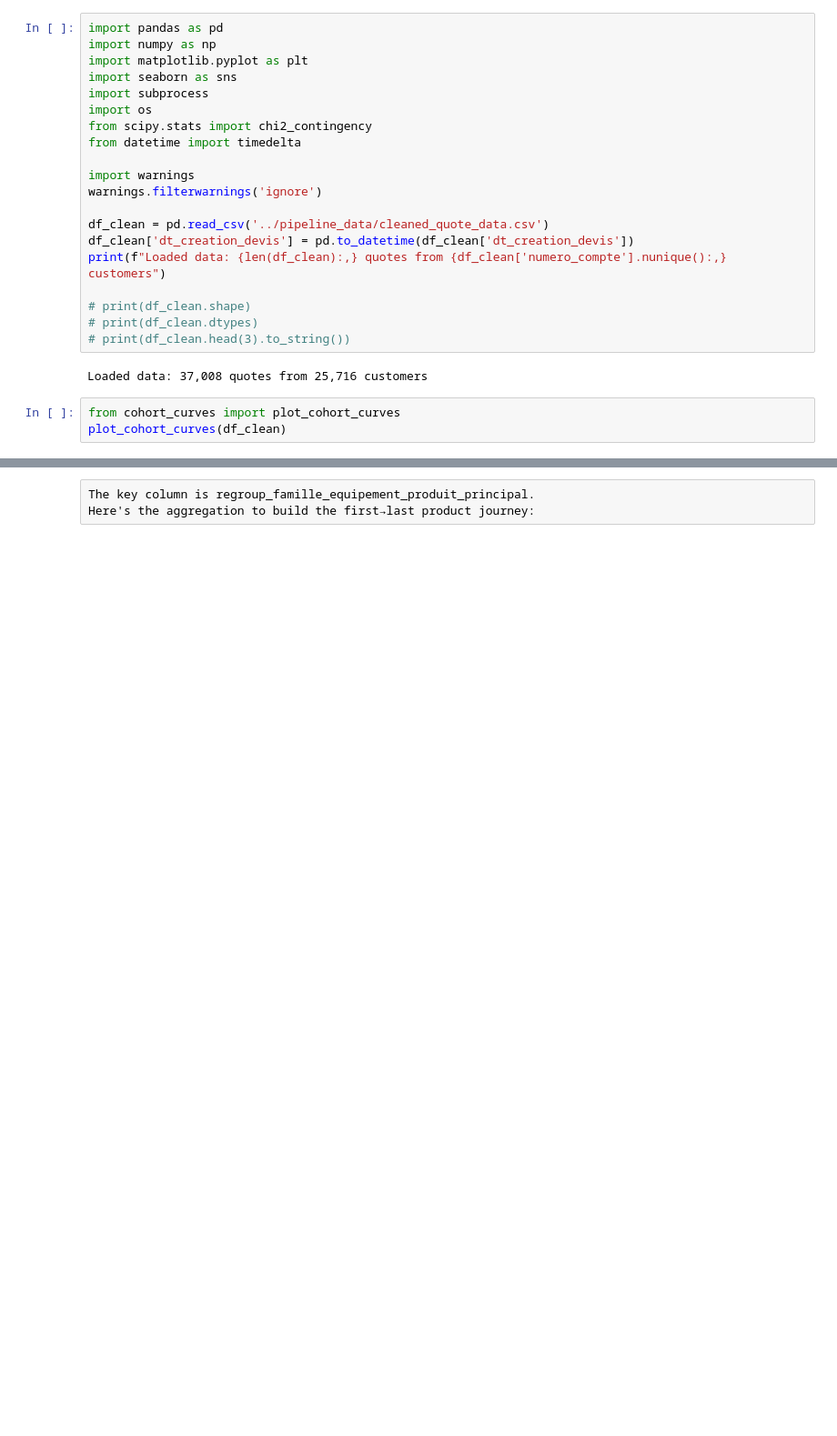
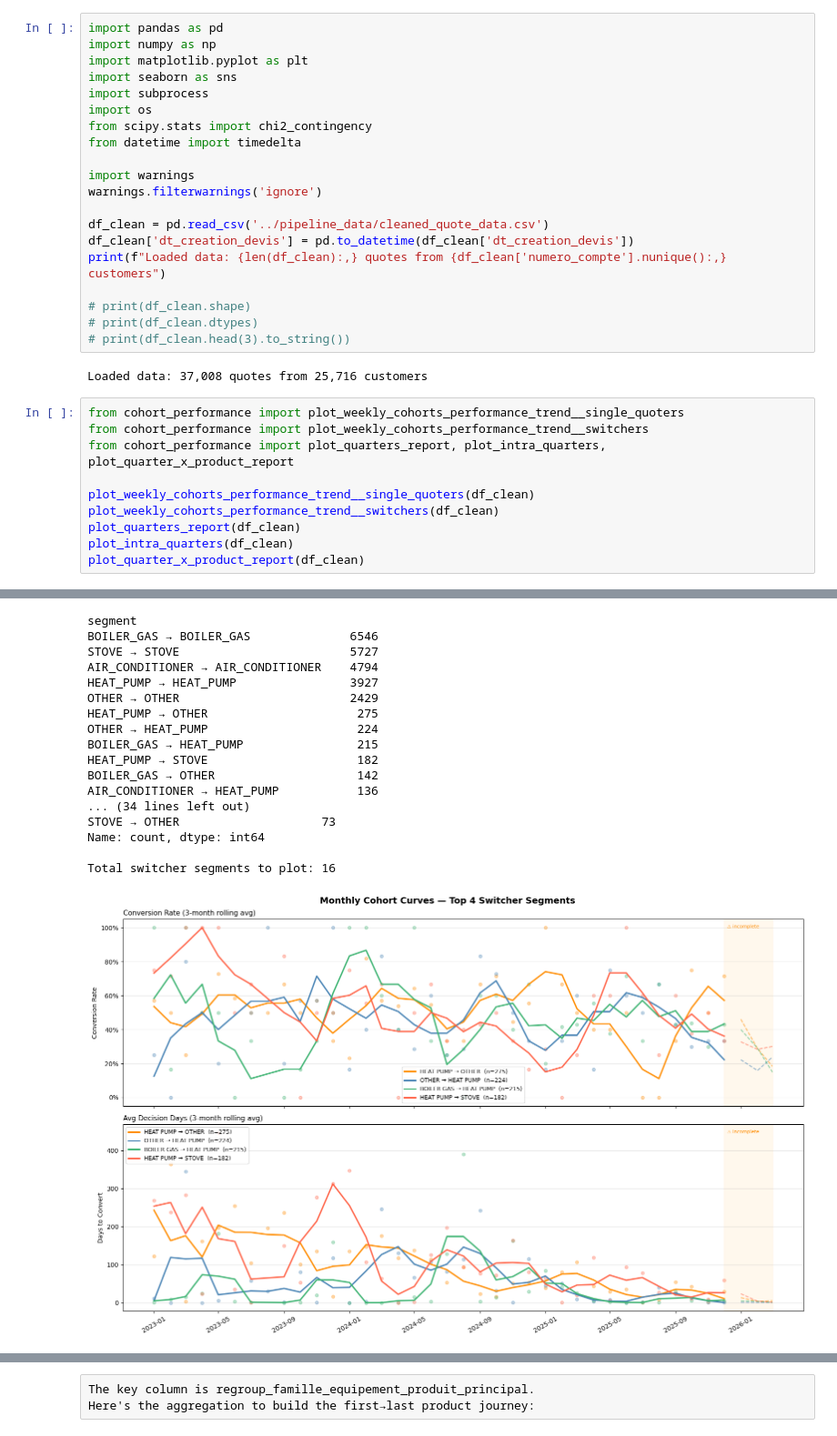
Before and after one commit to vslovik/report-france-hvac, a Jupyter notebook: cohorts/cohorts.ipynb, the cells around one changed output, grey strips where cells are left out. Shown at 91% size. Cells and saved outputs as stored; diff of their text form; blank space fills up the shorter version.

Commit message:
code clean up

```diff
--- a/cohorts/cohorts.ipynb
+++ b/cohorts/cohorts.ipynb
@@ -21,8 +21,15 @@ print(f"Loaded data: {len(df_clean):,} quotes from {df_clean['numero_compte'].nu
 # %% [output]
 Loaded data: 37,008 quotes from 25,716 customers
 # %%
-from cohort_curves import plot_cohort_curves
-plot_cohort_curves(df_clean)
+from cohort_performance import plot_weekly_cohorts_performance_trend__single_quoters
+from cohort_performance import plot_weekly_cohorts_performance_trend__switchers
+from cohort_performance import plot_quarters_report, plot_intra_quarters, plot_quarter_x_product_report
+
+plot_weekly_cohorts_performance_trend__single_quoters(df_clean)
+plot_weekly_cohorts_performance_trend__switchers(df_clean)
+plot_quarters_report(df_clean)
+plot_intra_quarters(df_clean)
+plot_quarter_x_product_report(df_clean)
 # %% [output]
 segment
 BOILER_GAS → BOILER_GAS              6546
@@ -44 +51,19 @@ Multi-product journeys: 2,293
 [figure]
+segment
+BOILER_GAS → BOILER_GAS              6546
+STOVE → STOVE                        5727
+AIR_CONDITIONER → AIR_CONDITIONER    4794
+HEAT_PUMP → HEAT_PUMP                3927
+OTHER → OTHER                        2429
+HEAT_PUMP → OTHER                     275
+OTHER → HEAT_PUMP                     224
+BOILER_GAS → HEAT_PUMP                215
+HEAT_PUMP → STOVE                     182
+BOILER_GAS → OTHER                    142
+AIR_CONDITIONER → HEAT_PUMP           136
+... (34 lines left out)
+STOVE → OTHER                    73
+Name: count, dtype: int64
+
+Total switcher segments to plot: 16
+[figure, added]
```
Also changed, not shown: parts of 2 cells of this notebook, 3 other files.
